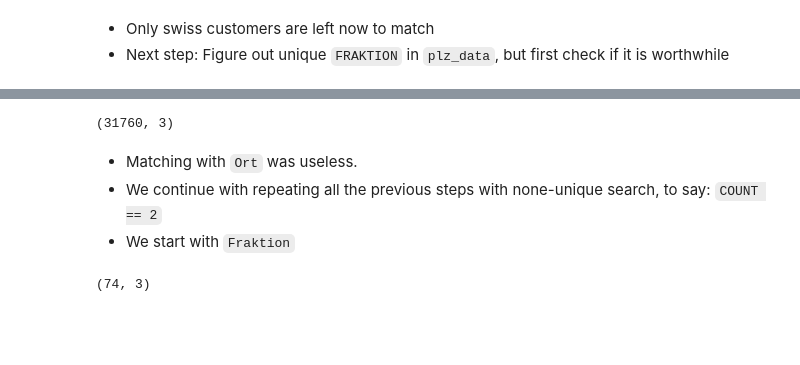
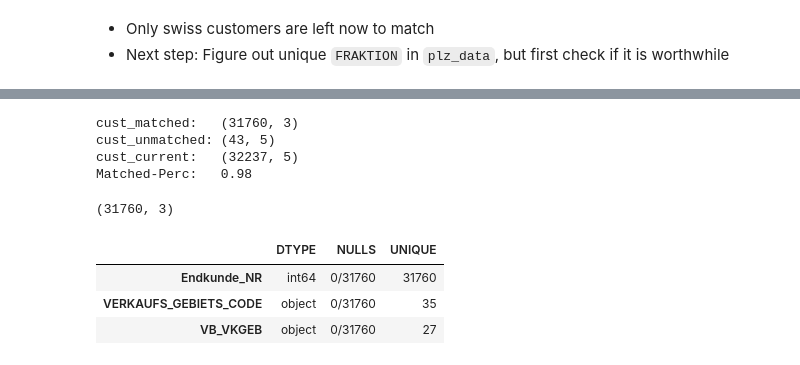
Before and after one commit to apgsga-stc/PredictiveAnalyticsPython, a Jupyter notebook: vkprog_analyse/scribbles.ipynb, the cells around one changed output, grey strips where cells are left out. Cells and saved outputs as stored; diff of their text form; code cells hidden in the pictures; blank space fills up the shorter version.

```diff
--- a/vkprog_analyse/scribbles.ipynb
+++ b/vkprog_analyse/scribbles.ipynb
@@ -298,8 +269,11 @@ cust_unmatched
+# %%
+test_df = endkunde2vkgeb()
+# %% [output]
+cust_matched:   (31760, 3)
+cust_unmatched: (43, 5)
+cust_current:   (32237, 5)
+Matched-Perc:   0.98
 # %%
 cust_matched.shape
 # %% [output]
 (31760, 3)
-# %% [markdown]
-- Matching with ``Ort`` was useless.
-- We continue with repeating all the previous steps with none-unique search, to say: ``COUNT == 2``
-- We start with ``Fraktion``
@@ -336,7 +280,10 @@ cust_unmatched        = cust_container_2nique_fraktion.loc[row_select,"""Endkund
-# %%
-cust_matched_2nique_fraktion.shape
-# %% [output]
-(74, 3)
+# %%
+desc_col(cust_matched)
+# %% [output]
+|  | DTYPE | NULLS | UNIQUE |
+| Endkunde_NR | int64 | 0/31760 | 31760 |
+| VERKAUFS_GEBIETS_CODE | object | 0/31760 | 35 |
+| VB_VKGEB | object | 0/31760 | 27 |
 # %%
 cust_unmatched.shape
 # %% [output]
```
Also changed, not shown: parts of 46 cells of this notebook, 2 other files.
